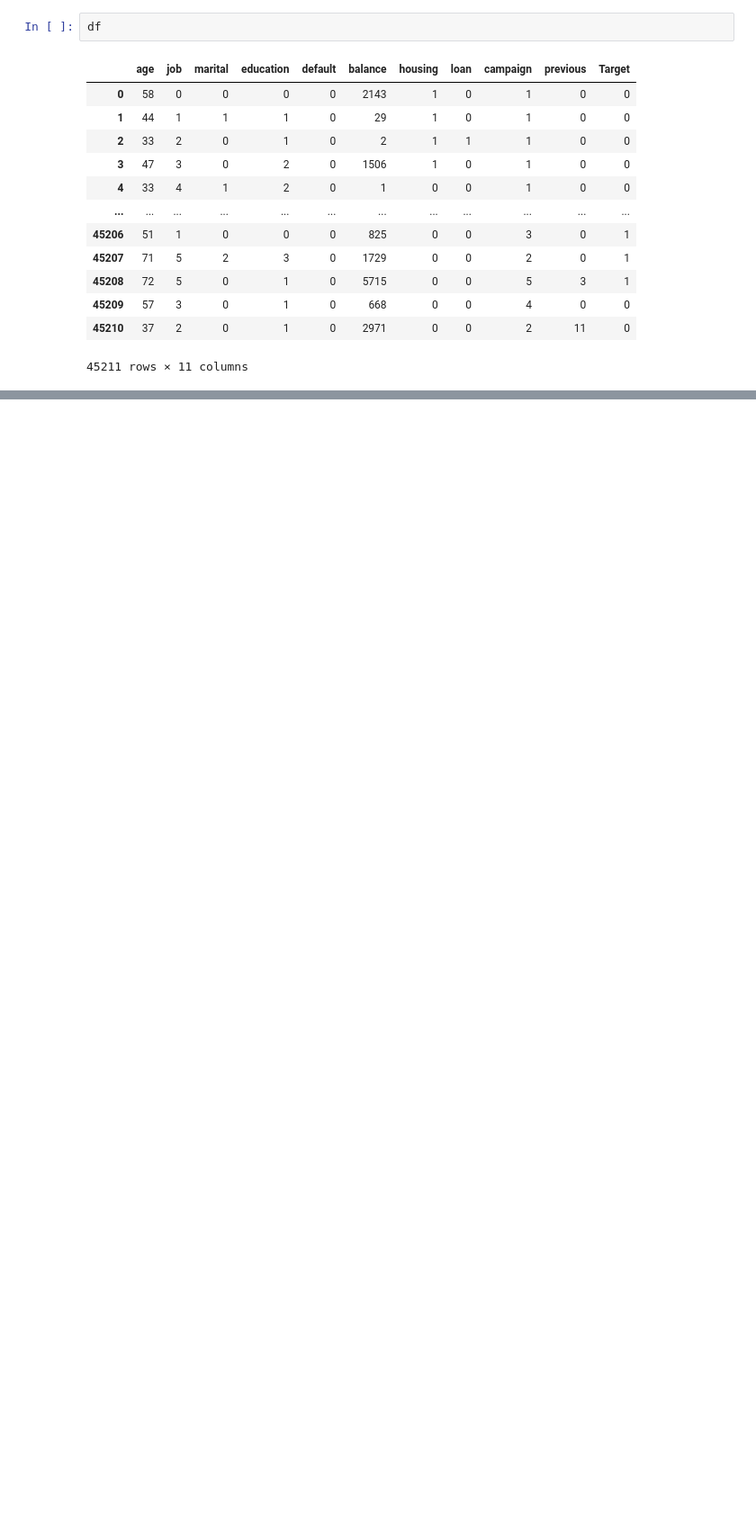
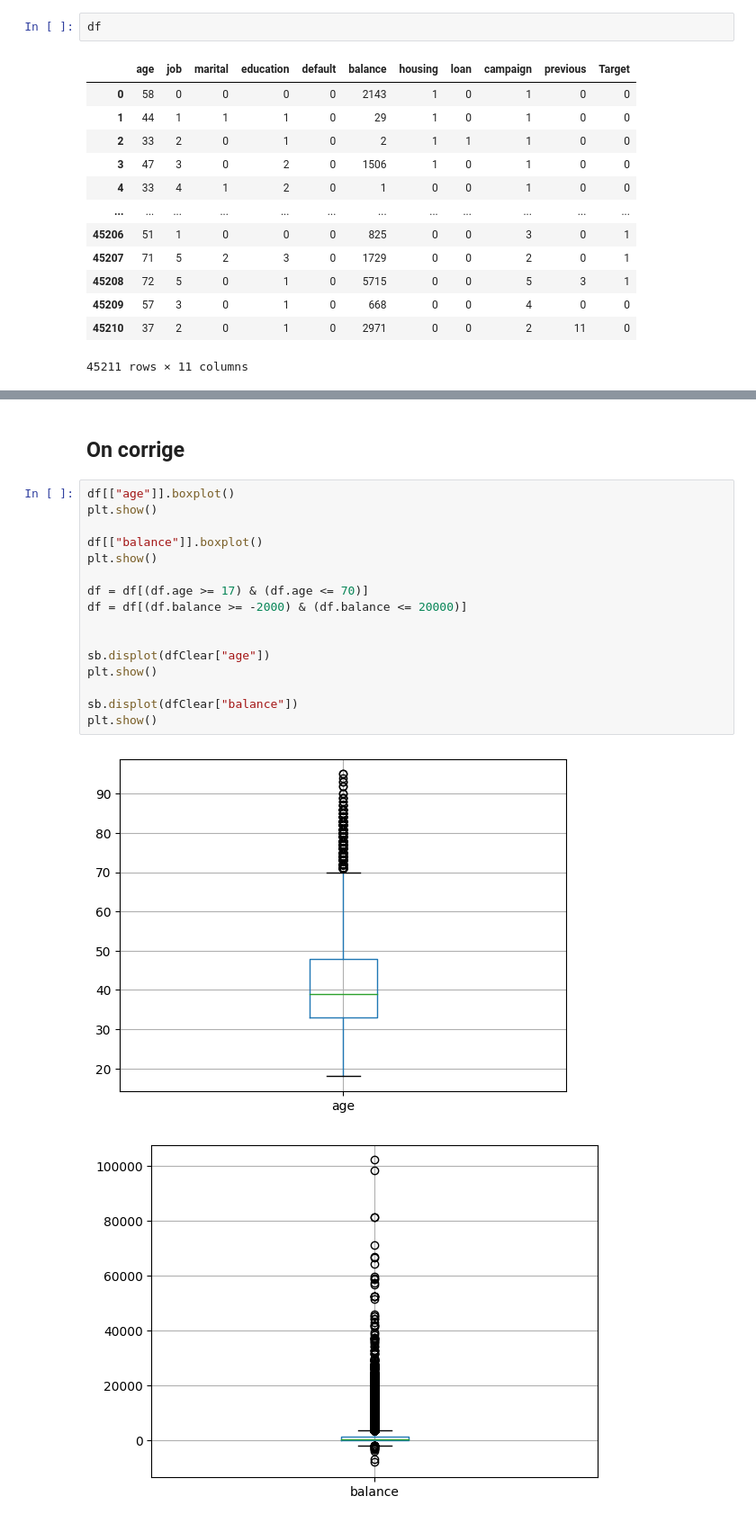
Before and after one commit to FournyP/ai-loans-prediction, a Jupyter notebook: main.ipynb, the cells around one changed output, grey strips where cells are left out. Shown at 90% size. Saved outputs shown, nothing was run; the diff lists cells and outputs as text; blank space fills up the shorter version.

```diff
--- a/main.ipynb
+++ b/main.ipynb
@@ -78,0 +59,21 @@ plt.show()
+# %% [markdown]
+## On corrige
+# %%
+df[["age"]].boxplot()
+plt.show()
+
+df[["balance"]].boxplot()
+plt.show()
+
+df = df[(df.age >= 17) & (df.age <= 70)]
+df = df[(df.balance >= -2000) & (df.balance <= 20000)]
+
+
+sb.displot(dfClear["age"])
+plt.show()
+
+sb.displot(dfClear["balance"])
+plt.show()
+# %% [output]
+[figure, added]
+[figure, added]
```
Also changed, not shown: parts of 21 cells of this notebook.
